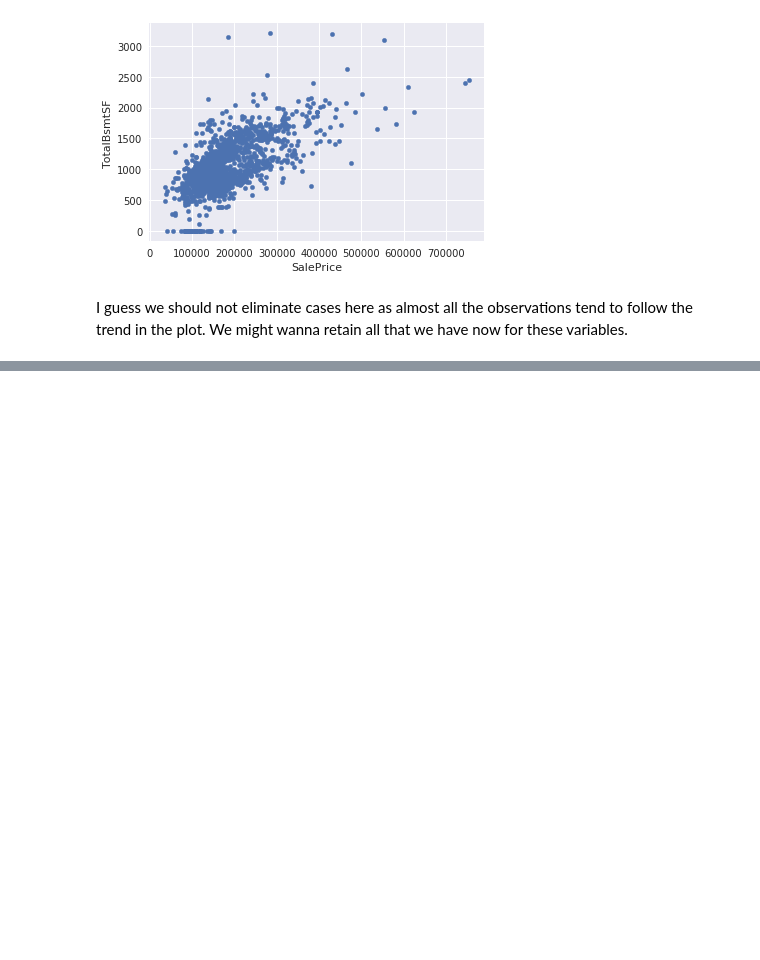
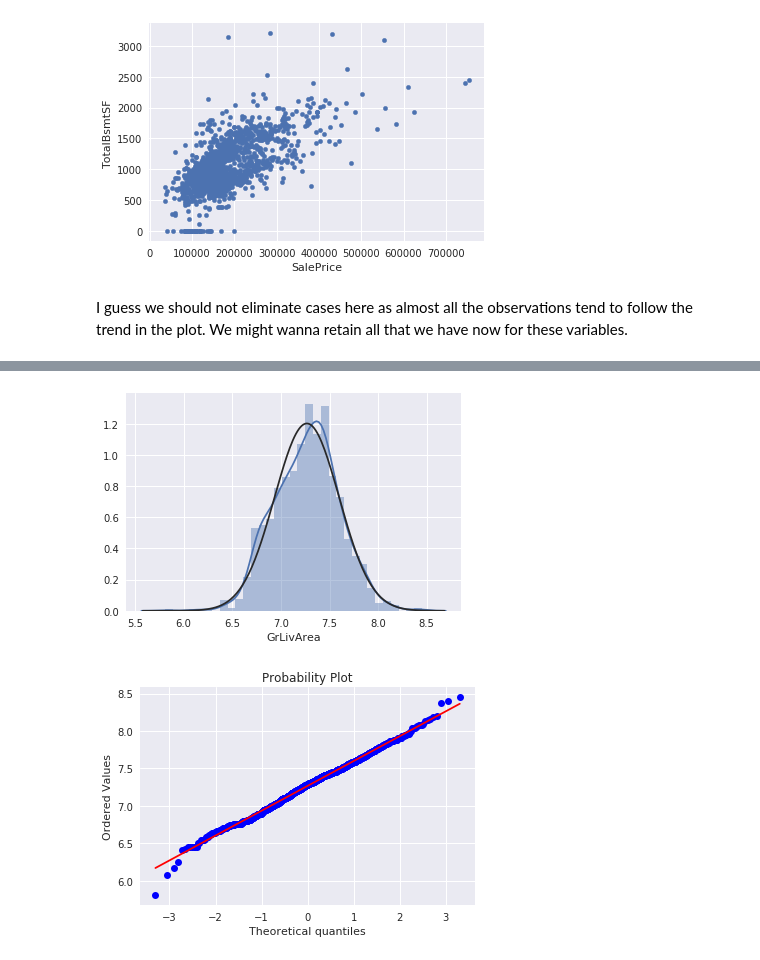
Before and after one commit to PrashantShivajiBhapkar/KaggleNotebooks, a Jupyter notebook: HomePricePrediction.ipynb, the cells around one changed output, grey strips where cells are left out. Cells and saved outputs as stored; diff of their text form; code cells hidden in the pictures; blank space fills up the shorter version.

```diff
--- a/HomePricePrediction.ipynb
+++ b/HomePricePrediction.ipynb
@@ -313,0 +362,8 @@ I guess we should not eliminate cases here as almost all the observations tend t
+# %%
+# New plot
+sns.distplot(train_df['GrLivArea'], fit=norm)
+fig = plt.figure()
+res = stats.probplot(train_df['GrLivArea'], plot=plt)
+# %% [output]
+[figure, added]
+[figure, added]
```
Also changed, not shown: parts of 25 cells of this notebook.
